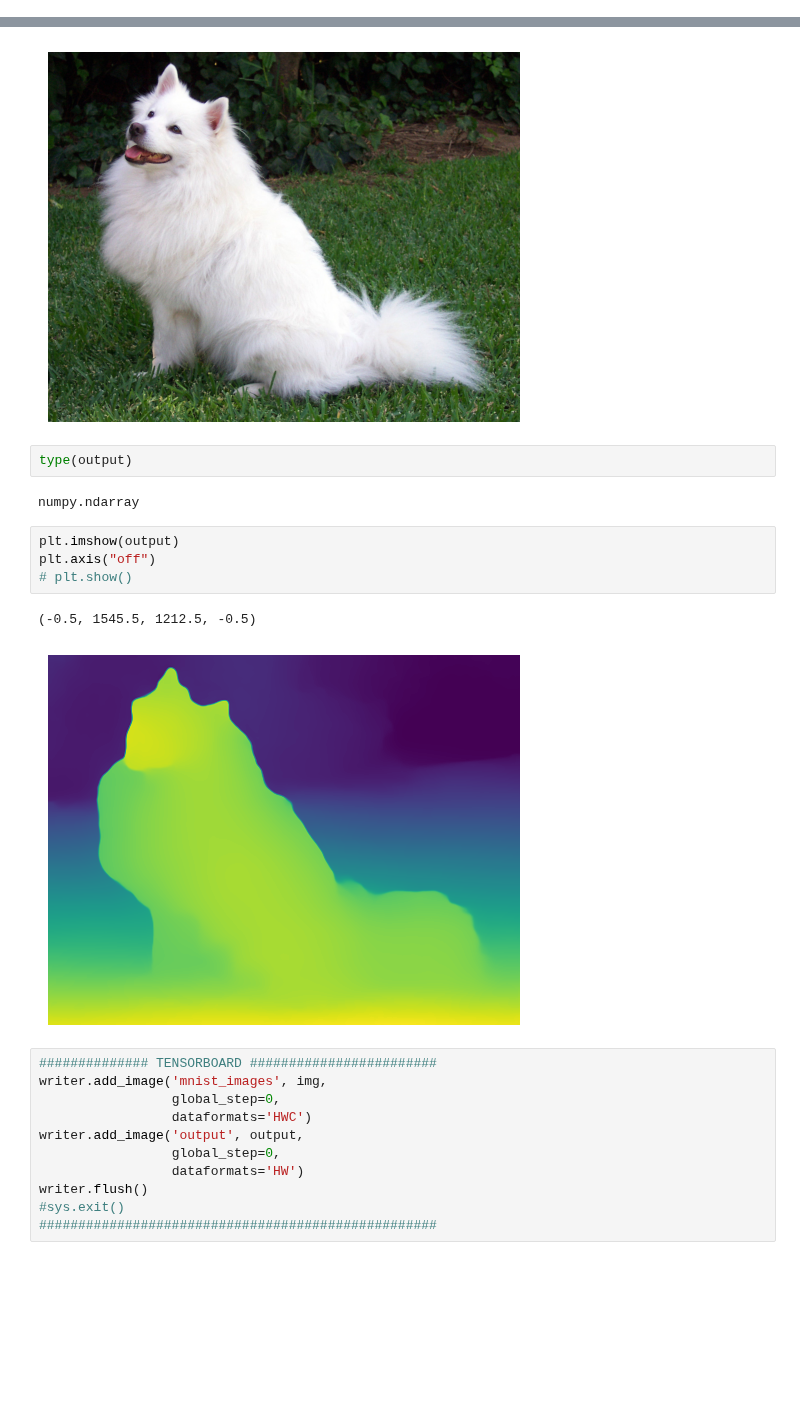
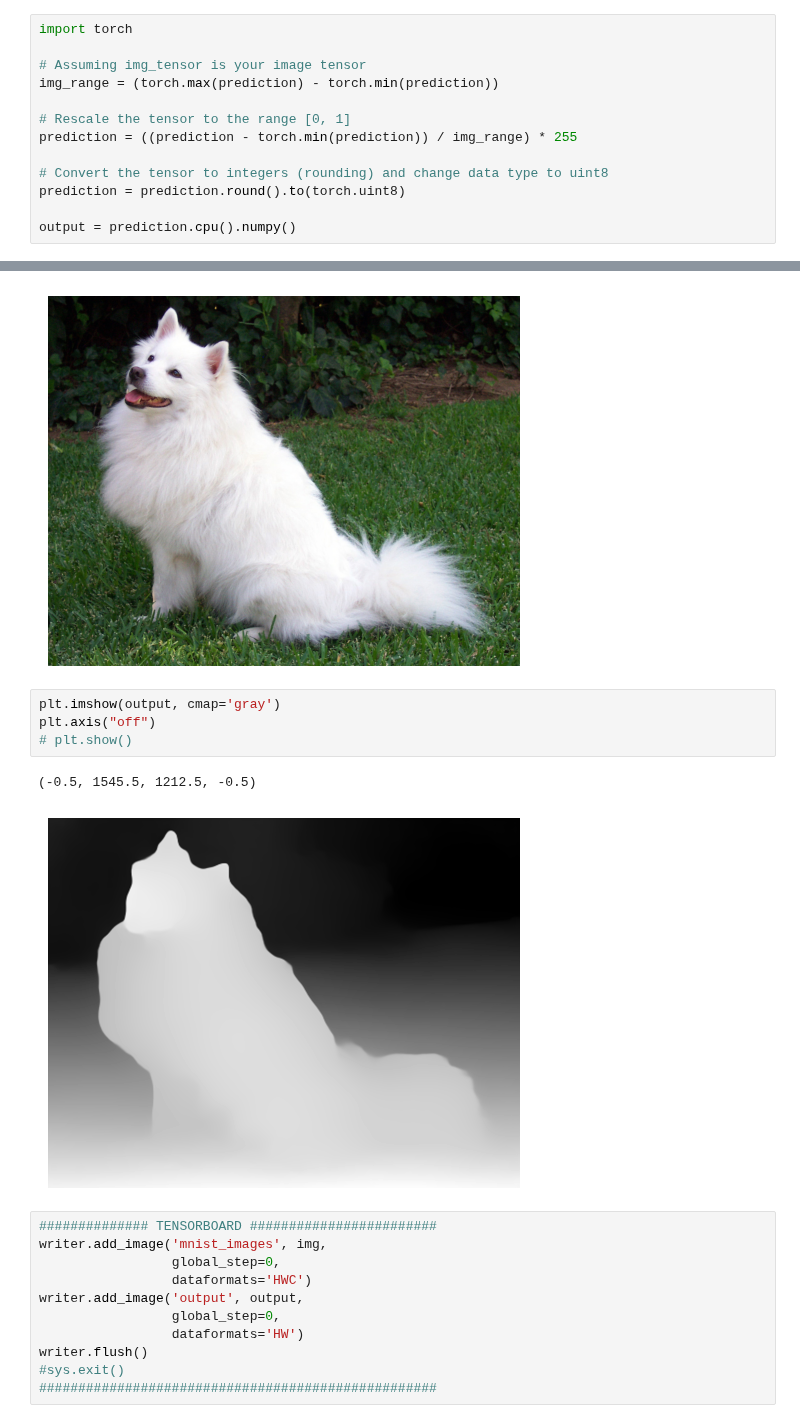
Before and after one commit to bthek1/DeepLearning, a Jupyter notebook: nbs/070_depth_estimator.ipynb, the cells around one changed output, grey strips where cells are left out. Saved outputs shown, nothing was run; the diff lists cells and outputs as text; blank space fills up the shorter version.

```diff
--- a/nbs/070_depth_estimator.ipynb
+++ b/nbs/070_depth_estimator.ipynb
@@ -94,0 +89,13 @@ img.shape
+# %%
+import torch
+
+# Assuming img_tensor is your image tensor
+img_range = (torch.max(prediction) - torch.min(prediction))
+
+# Rescale the tensor to the range [0, 1]
+prediction = ((prediction - torch.min(prediction)) / img_range) * 255
+
+# Convert the tensor to integers (rounding) and change data type to uint8
+prediction = prediction.round().to(torch.uint8)
+
+output = prediction.cpu().numpy()
@@ -98,17 +109,13 @@ plt.axis("off")
 # %% [output]
 (-0.5, 1545.5, 1212.5, -0.5)
 [figure]
-# %%
-type(output)
-# %% [output]
-numpy.ndarray
 # %%
-plt.imshow(output)
+plt.imshow(output, cmap='gray')
 plt.axis("off")
 # plt.show()
 # %% [output]
 (-0.5, 1545.5, 1212.5, -0.5)
-[figure, old version]
+[figure, new version]
 # %%
 ############## TENSORBOARD ########################
 writer.add_image('mnist_images', img,
```
Also changed, not shown: parts of 3 cells of this notebook, 3 other files.
